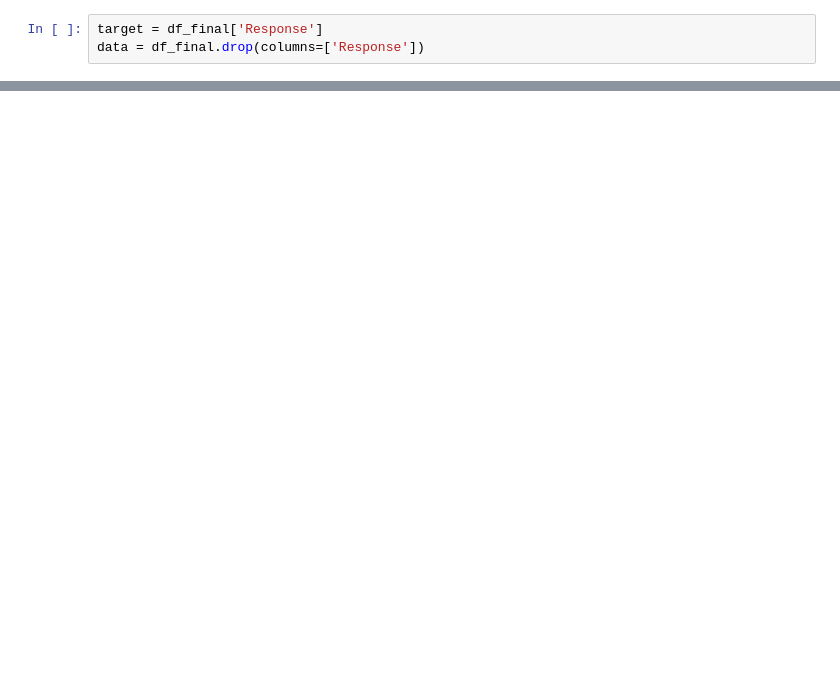
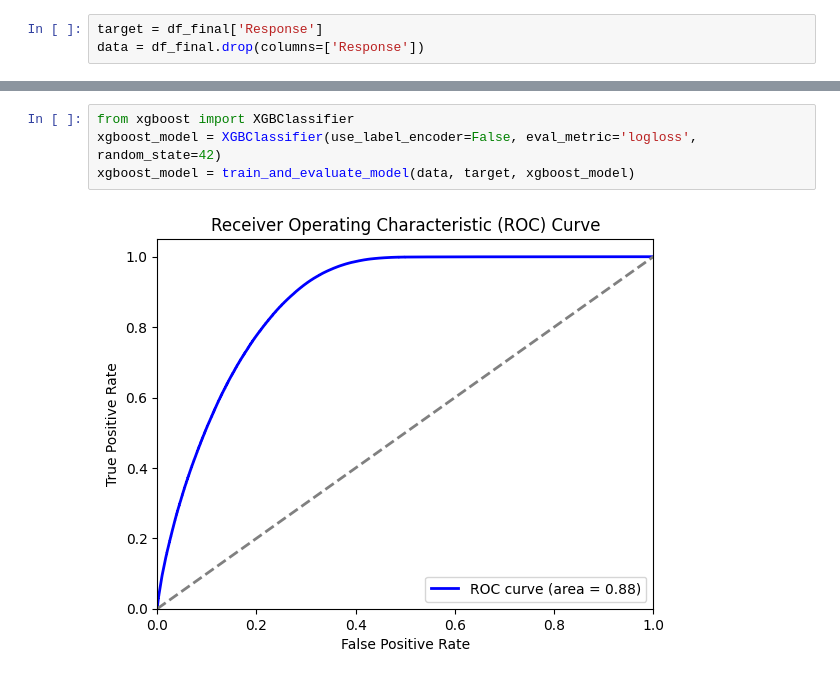
Before and after one commit to shankar-01/Kaggle_PlayGround_Competitions, a Jupyter notebook: playground-4-7.ipynb, the cells around one changed output, grey strips where cells are left out. Saved outputs shown, nothing was run; the diff lists cells and outputs as text; blank space fills up the shorter version.

```diff
--- a/playground-4-7.ipynb
+++ b/playground-4-7.ipynb
@@ -91,3 +134,9 @@ train_and_evaluate_model(data, target, catboost_model)
+# %%
+from xgboost import XGBClassifier
+xgboost_model = XGBClassifier(use_label_encoder=False, eval_metric='logloss', random_state=42)
+xgboost_model = train_and_evaluate_model(data, target, xgboost_model)
+# %% [output]
+[figure, added]
 # %%
 from sklearn.linear_model import LogisticRegression
 logistic_regression_model = LogisticRegression(solver='liblinear', random_state=42)
```
Also changed, not shown: parts of 21 cells of this notebook.
